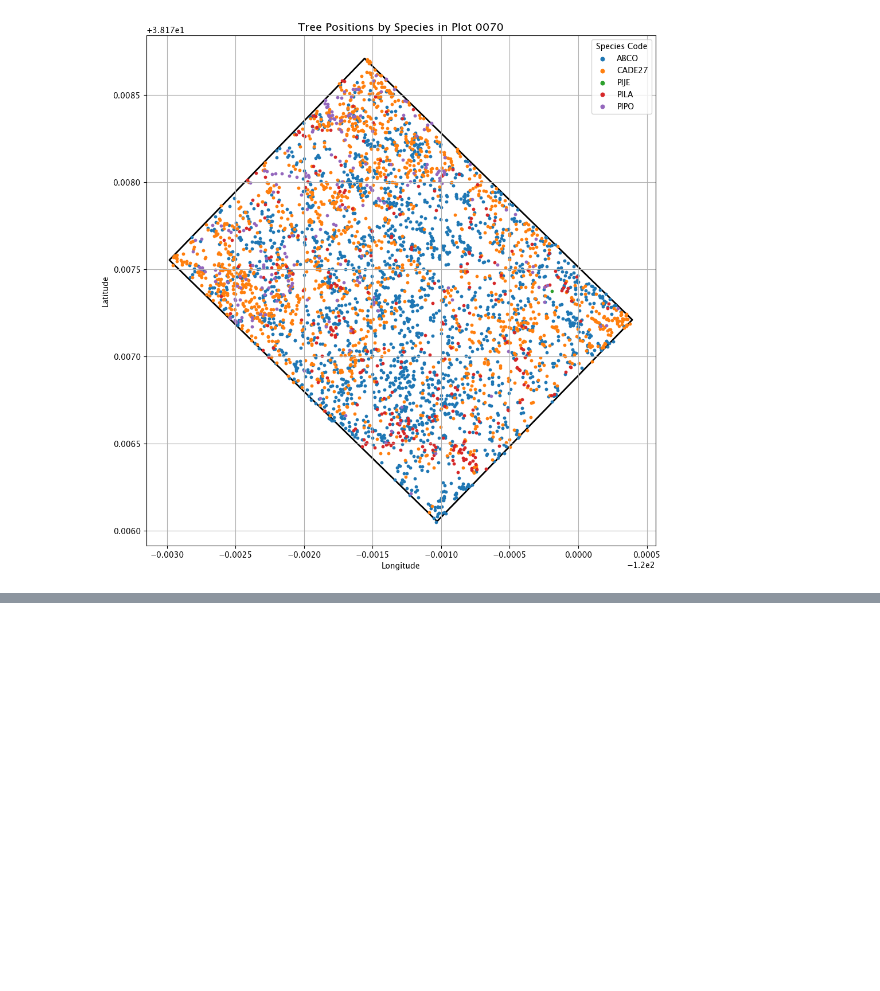
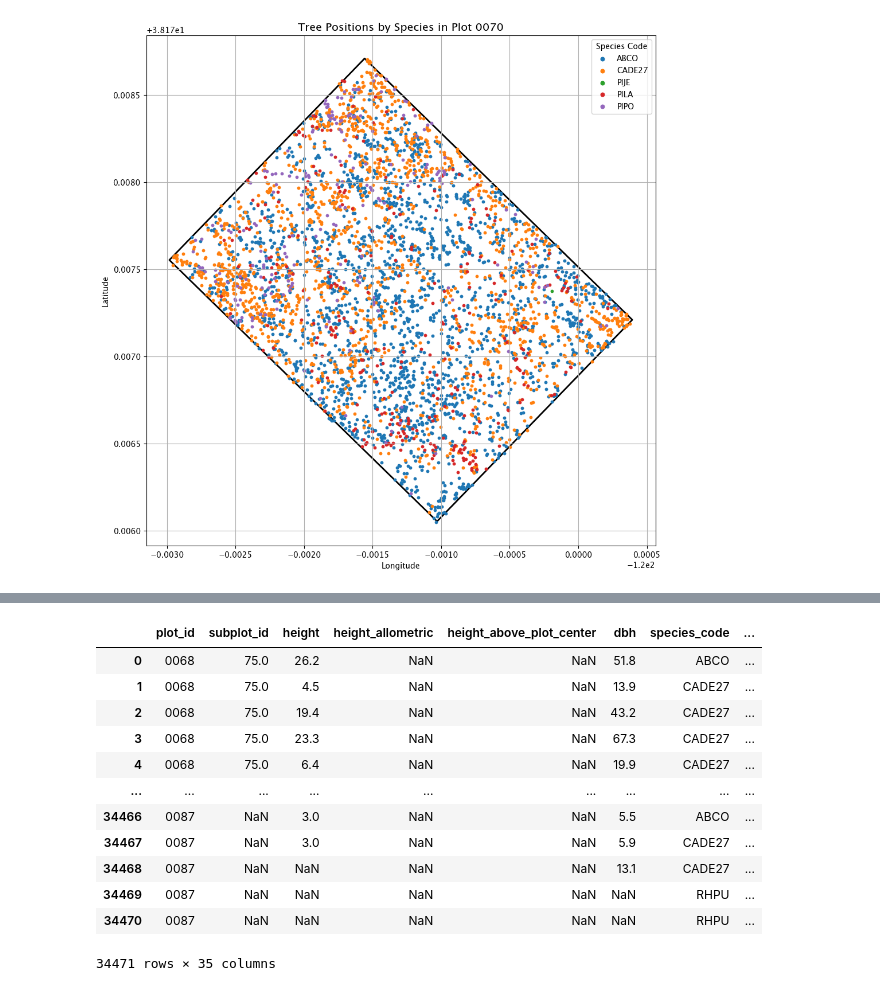
Before and after one commit to dangause/rs-hsi-botany, a Jupyter notebook: notebooks/ofo_eda.ipynb, the cells around one changed output, grey strips where cells are left out. Cells and saved outputs as stored; diff of their text form; code cells hidden in the pictures; blank space fills up the shorter version.

```diff
--- a/notebooks/ofo_eda.ipynb
+++ b/notebooks/ofo_eda.ipynb
@@ -461,0 +663,16 @@ See: https://matplotlib.org/stable/tutorials/intermediate/legend_guide.html#impl
+# %%
+tree_df
+# %% [output]
+|  | plot_id | subplot_id | height | height_allometric | height_above_plot_center | dbh | species_code | ... |
+| 0 | 0068 | 75.0 | 26.2 | NaN | NaN | 51.8 | ABCO | ... |
+| 1 | 0068 | 75.0 | 4.5 | NaN | NaN | 13.9 | CADE27 | ... |
+| 2 | 0068 | 75.0 | 19.4 | NaN | NaN | 43.2 | CADE27 | ... |
+| 3 | 0068 | 75.0 | 23.3 | NaN | NaN | 67.3 | CADE27 | ... |
+| 4 | 0068 | 75.0 | 6.4 | NaN | NaN | 19.9 | CADE27 | ... |
+| ... | ... | ... | ... | ... | ... | ... | ... | ... |
+| 34466 | 0087 | NaN | 3.0 | NaN | NaN | 5.5 | ABCO | ... |
+| 34467 | 0087 | NaN | 3.0 | NaN | NaN | 5.9 | CADE27 | ... |
+| 34468 | 0087 | NaN | NaN | NaN | NaN | 13.1 | CADE27 | ... |
+| 34469 | 0087 | NaN | NaN | NaN | NaN | NaN | RHPU | ... |
+| 34470 | 0087 | NaN | NaN | NaN | NaN | NaN | RHPU | ... |
+34471 rows × 35 columns
```
Also changed, not shown: parts of 25 cells of this notebook.
